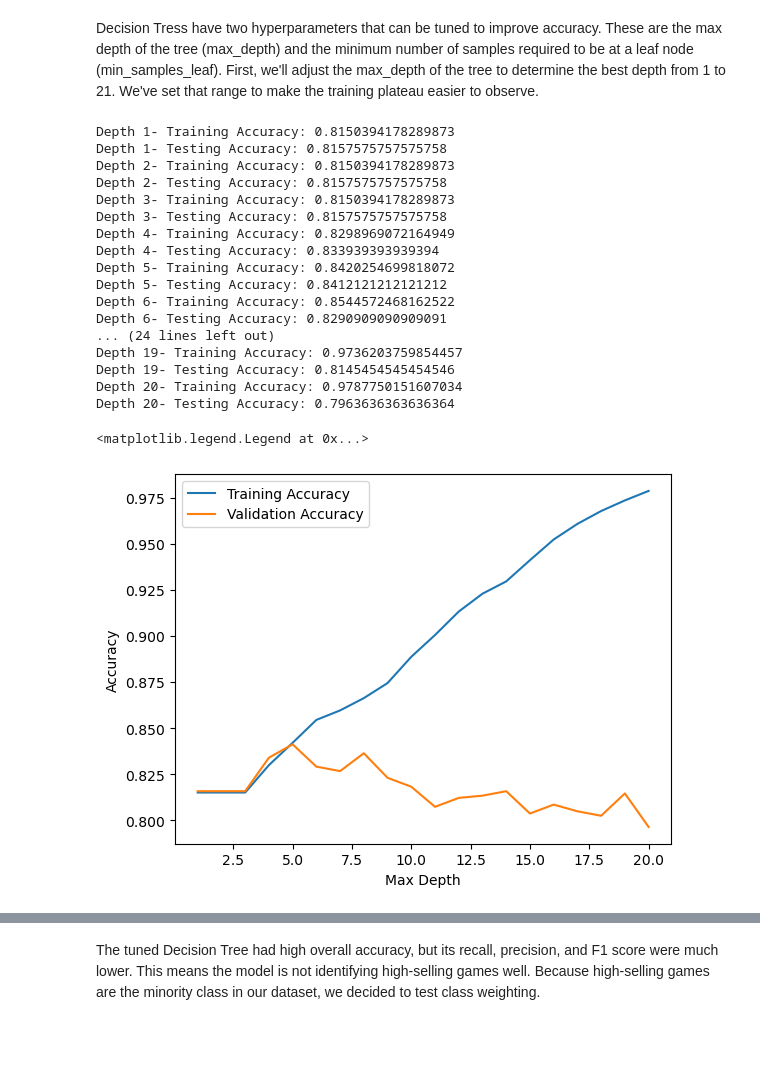
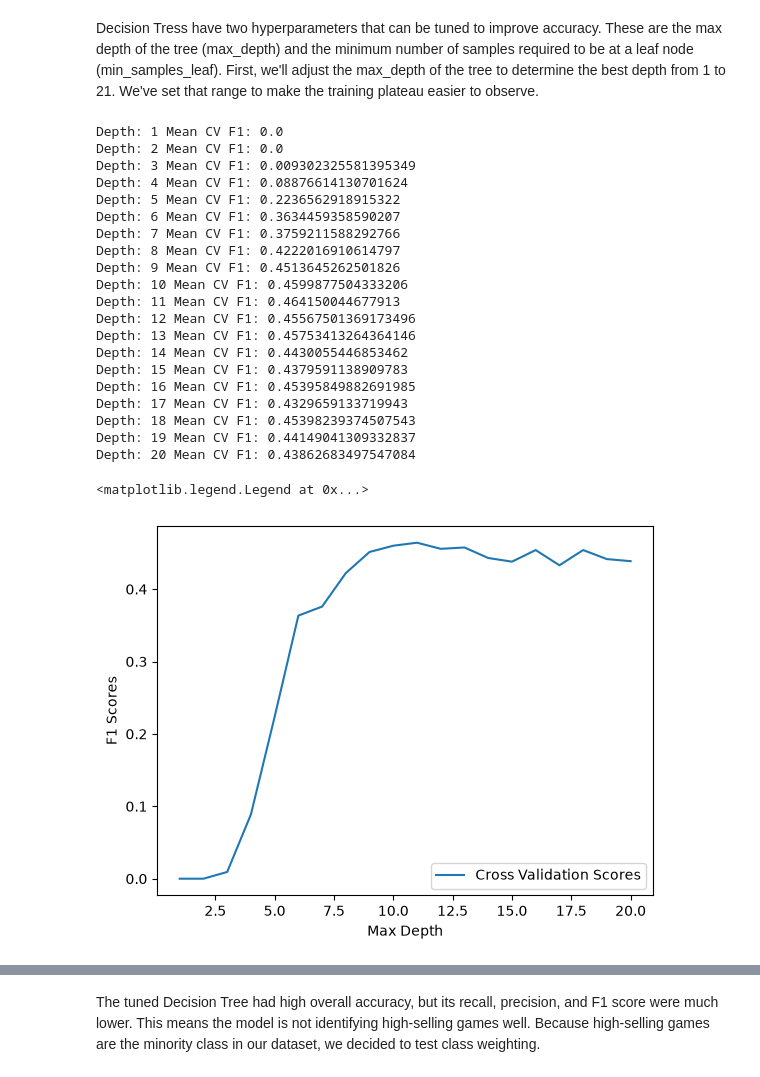
Before and after one commit to CarlosOlvera05/ML-Course-Project, a Jupyter notebook: MLProject.ipynb, the cells around one changed output, grey strips where cells are left out. Cells and saved outputs as stored; diff of their text form; code cells hidden in the pictures; blank space fills up the shorter version.

```diff
--- a/MLProject.ipynb
+++ b/MLProject.ipynb
@@ -392,55 +392,63 @@ Accuracy Score: 0.8181818181818182
 # %% [markdown]
 Decision Tress have two hyperparameters that can be tuned to improve accuracy. These are the max depth of the tree (max_depth) and the minimum number of samples required to be at a leaf node (min_samples_leaf). First, we'll adjust the max_depth of the tree to determine the best depth from 1 to 21. We've set that range to make the training plateau easier to observe.
 # %%
-training_accuracies = []
-testing_accuracies = []
+# training_accuracies = []
+# testing_accuracies = []
+validation_f1_scores = []
 
 for depth in range(1, 21):
     decision_tree = DecisionTreeClassifier(
     criterion="entropy",
     max_depth=depth,
     random_state=42
     )
     decision_tree.fit(X_train, y_train)
 
-    training_prediction = decision_tree.predict(X_train)
-    training_accuracy = accuracy_score(y_train, training_prediction)
-    training_accuracies.append(training_accuracy)
+    # training_prediction = decision_tree.predict(X_train)
+    # training_accuracy = accuracy_score(y_train, training_prediction)
+    # training_accuracies.append(training_accuracy)
 
-    testing_prediction = decision_tree.predict(X_test)
-    testing_accuracy = accuracy_score(y_test, testing_prediction)
-    testing_accuracies.append(testing_accuracy)
+    # # CHANGED wait why are we doing predicitions on the test set? Is this not supposed to
+    # # be only on the training set or we could do cross validation on the training set
+    # testing_prediction = decision_tree.predict(X_test)
+    # testing_accuracy = accuracy_score(y_test, testing_prediction)
+    # testing_accuracies.append(testing_accuracy)
 
-    print("Depth " + str(depth) + "- Training Accuracy: " + str(training_accuracy))
-    print("Depth " + str(depth) + "- Testing Accuracy: " + str(testing_accuracy))
+    # print("Depth " + str(depth) + "- Training Accuracy: " + str(training_accuracy))
+    # print("Depth " + str(depth) + "- Testing Accuracy: " + str(testing_accuracy))
+    scores = cross_val_score(decision_tree, X_train, y_train, cv=5, scoring="f1")
+    validation_f1_scores.append(scores.mean())
+    print("Depth:", depth, "Mean CV F1:", scores.mean())
 
 # We can see a visual of the accuracies here. We want to pick a validation accuracy that's highest
 # while the depth is kept low.
-plt.plot(range(1, 21), training_accuracies, label='Training Accuracy')
-plt.plot(range(1, 21), testing_accuracies, label='Validation Accuracy')
+plt.plot(range(1, 21), validation_f1_scores, label='Cross Validation Scores')
 plt.xlabel('Max Depth')
-plt.ylabel('Accuracy')
+plt.ylabel('F1 Scores')
 plt.legend()
 # %% [output]
-Depth 1- Training Accuracy: 0.8150394178289873
-Depth 1- Testing Accuracy: 0.8157575757575758
-Depth 2- Training Accuracy: 0.8150394178289873
-Depth 2- Testing Accuracy: 0.8157575757575758
-Depth 3- Training Accuracy: 0.8150394178289873
-Depth 3- Testing Accuracy: 0.8157575757575758
-Depth 4- Training Accuracy: 0.8298969072164949
-Depth 4- Testing Accuracy: 0.833939393939394
-Depth 5- Training Accuracy: 0.8420254699818072
-Depth 5- Testing Accuracy: 0.8412121212121212
-Depth 6- Training Accuracy: 0.8544572468162522
-Depth 6- Testing Accuracy: 0.8290909090909091
-... (24 lines left out)
-Depth 19- Training Accuracy: 0.9736203759854457
-Depth 19- Testing Accuracy: 0.8145454545454546
-Depth 20- Training Accuracy: 0.9787750151607034
-Depth 20- Testing Accuracy: 0.7963636363636364
+Depth: 1 Mean CV F1: 0.0
+Depth: 2 Mean CV F1: 0.0
+Depth: 3 Mean CV F1: 0.009302325581395349
+Depth: 4 Mean CV F1: 0.08876614130701624
+Depth: 5 Mean CV F1: 0.2236562918915322
+Depth: 6 Mean CV F1: 0.3634459358590207
+Depth: 7 Mean CV F1: 0.3759211588292766
+Depth: 8 Mean CV F1: 0.4222016910614797
+Depth: 9 Mean CV F1: 0.4513645262501826
+Depth: 10 Mean CV F1: 0.4599877504333206
+Depth: 11 Mean CV F1: 0.464150044677913
+Depth: 12 Mean CV F1: 0.45567501369173496
+Depth: 13 Mean CV F1: 0.45753413264364146
+Depth: 14 Mean CV F1: 0.4430055446853462
+Depth: 15 Mean CV F1: 0.4379591138909783
+Depth: 16 Mean CV F1: 0.45395849882691985
+Depth: 17 Mean CV F1: 0.4329659133719943
+Depth: 18 Mean CV F1: 0.45398239374507543
+Depth: 19 Mean CV F1: 0.44149041309332837
+Depth: 20 Mean CV F1: 0.43862683497547084
 <matplotlib.legend.Legend at 0x...>
-[figure, old version]
+[figure, new version]
 # %%
 # We pick a set of leaf values that increases exponentially as smaller hyperparameter values are more
 # are more impactful for this value
```
Also changed, not shown: parts of 31 cells of this notebook.
